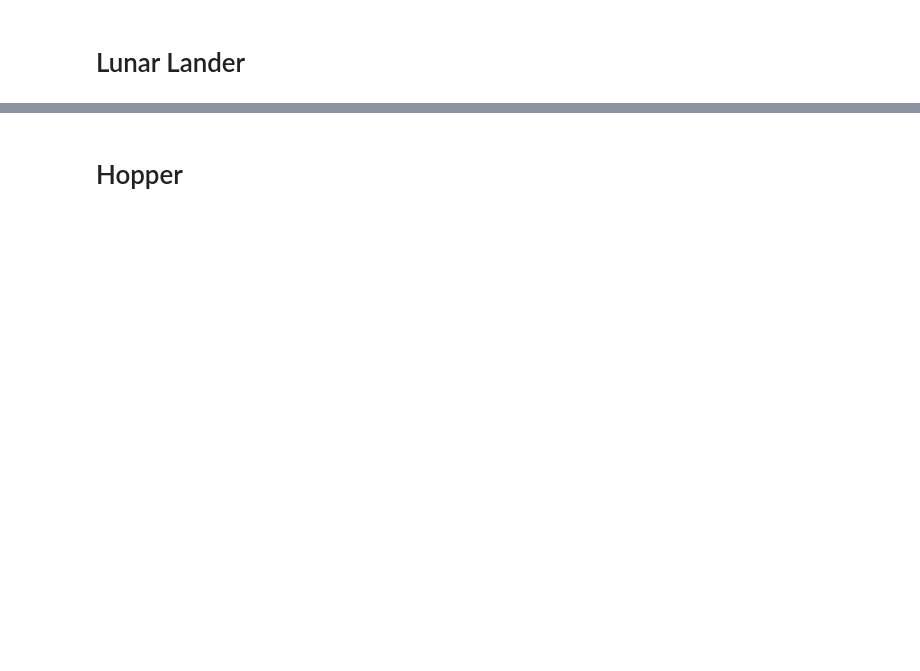
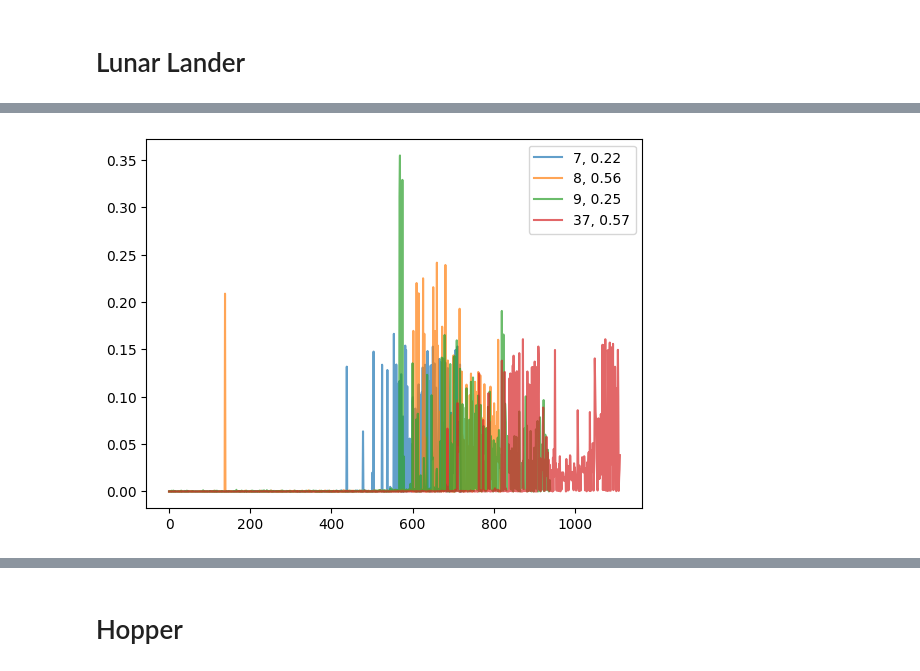
Before and after one commit to VIRAL-UCBL1/VIRAL, a Jupyter notebook: src/analyse.ipynb, the cells around one changed output, grey strips where cells are left out. Saved outputs shown, nothing was run; the diff lists cells and outputs as text; code cells hidden in the pictures; blank space fills up the shorter version.

```diff
--- a/src/analyse.ipynb
+++ b/src/analyse.ipynb
@@ -21,4 +75,5 @@ print(data.iloc[-1].reward_function)
 # %%
 data = pd.read_csv('log/LunarLander_v3_log.csv', delimiter=';')
 data['rewards'] = data['rewards'].map(lambda x : np.array(list(map(float, x.split(',')))))
+data = data.where(data['SR']>0.2).dropna()
 data
@@ -31,0 +86,4 @@ print(data2.iloc[1]['reward_function'])
+# %%
+plot_reward(data)
+# %% [output]
+[figure, added]
```
Also changed, not shown: parts of 12 cells of this notebook, 9 other files.
